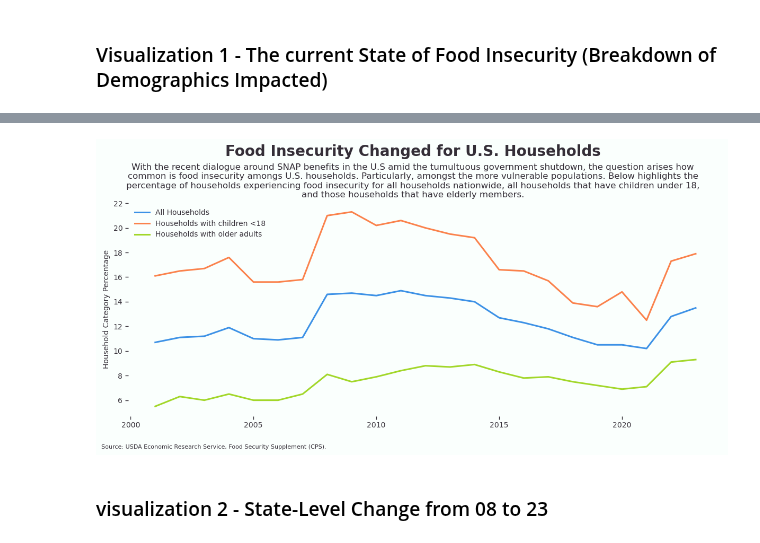
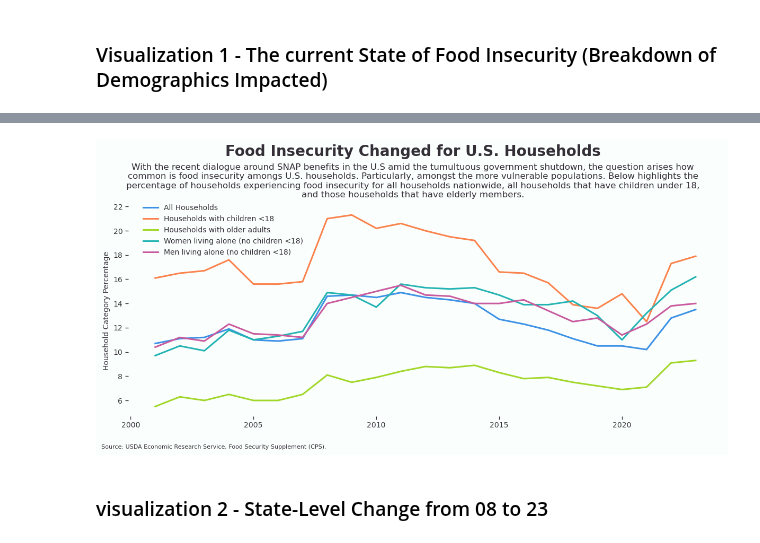
Before and after one commit to jhnboyy/CUNY_SPS_WORK, a Jupyter notebook: FALL2025/DATA608/Story6/Story 6.ipynb, the cells around one changed output, grey strips where cells are left out. Drawn from its saved outputs; the diff is of its cells as text; code cells hidden in the pictures.

```diff
--- a/FALL2025/DATA608/Story6/Story 6.ipynb
+++ b/FALL2025/DATA608/Story6/Story 6.ipynb
@@ -352,13 +390,11 @@ state_level_2023 = state_level_2023[["state","households_total","households_snap
 # %%
-import matplotlib.pyplot as plt
-from matplotlib.ticker import FormatStrFormatter  # changed from PercentFormatter
-
-# ----- Data prep -----
 snap_df = overtime_all[[
     "year",
     "hh_w_und_18_food_insec_pct",
     "hh_w_elder_food_insec_pct",
     "national_food_insecure_pct",
+    "women_no_child_food_insec_pct",
+    "men_no_child_food_insec_pct"
 ]].copy()
 
 snap_df["year"] = pd.to_numeric(snap_df["year"], errors="coerce")
@@ -370,6 +406,8 @@ color_children = "#FA824C" # Coral Glow
 color_elder = "#A2D729"    # Yellow Green
 bg_color = "#FAFFFD"       # Porcelain
 text_grey = "#342E37"      # Shadow Grey
+color_women    = "#24B3B3"  # Teal
+color_men      = "#C95A9E" #Magenta
 # ------------------------
 
 fig, ax = plt.subplots(figsize=(12, 6))
@@ -430,6 +468,20 @@ ax.plot(
     linewidth=2.2,
     color=color_elder,
 )
+ax.plot(
+    snap_df["year"],
+    snap_df["women_no_child_food_insec_pct"],
+    label="Women living alone (no children <18)",
+    linewidth=2.2,
+    color=color_women)
+
+ax.plot(
+    snap_df["year"],
+    snap_df["men_no_child_food_insec_pct"],
+    label="Men living alone (no children <18)",
+    linewidth=2.2,
+    color=color_men
+)
 
 # ----- Minimalist axes -----
 ax.grid(False)
@@ -438,35 +490,40 @@ for spine in ["top", "right", "left", "bottom"]:
 
 ax.tick_params(axis="both", length=4, width=1, colors=text_grey)
 
 ax.set_xlabel("", color=text_grey)
 ax.set_ylabel(
     "Household Category Percentage",
     color=text_grey,
 )
 
 # Y-axis as whole numbers only
 ax.yaxis.set_major_formatter(FormatStrFormatter('%.0f'))
 
 # Legend
-legend = ax.legend(frameon=False, loc="upper left")
+legend = ax.legend(
+    frameon=False,
+    loc="upper left",
+    bbox_to_anchor=(0.02, 1.02),
+    borderaxespad=0.0,
+)
 for text in legend.get_texts():
     text.set_color(text_grey)
 
 # Source note
 fig.text(
     0.01,
     0.02,
     "Source: USDA Economic Research Service, Food Security Supplement (CPS).",
     ha="left",
     va="bottom",
     fontsize=8,
     color=text_grey,
 )
 
 plt.tight_layout(rect=[0, 0.06, 1, 0.9])
 plt.show()
 # %% [output]
-[figure, old version]
+[figure, new version]
 # %% [markdown]
 ### visualization 2 - State-Level Change from 08 to 23
 # %%
```
Also changed, not shown: parts of 3 cells of this notebook, 1 other file.
